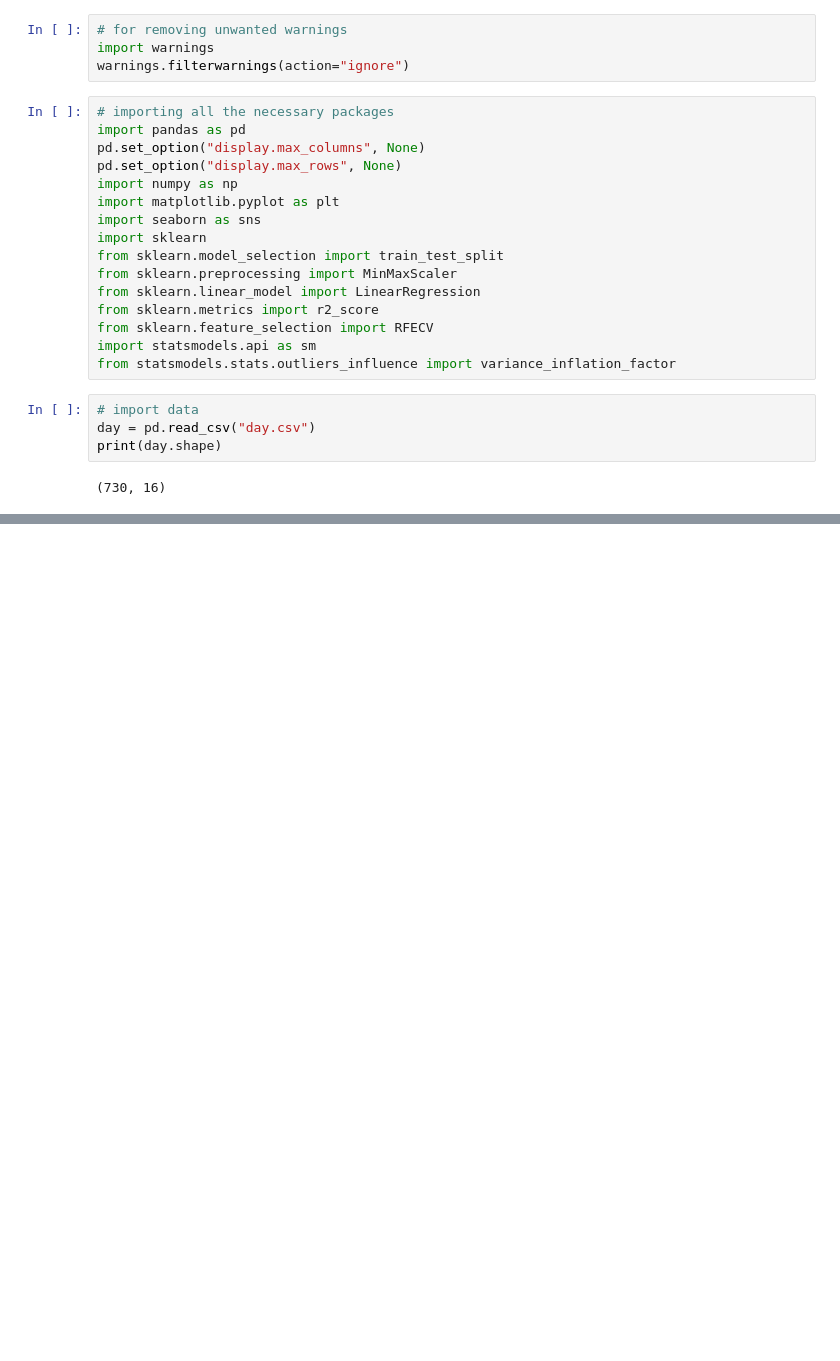
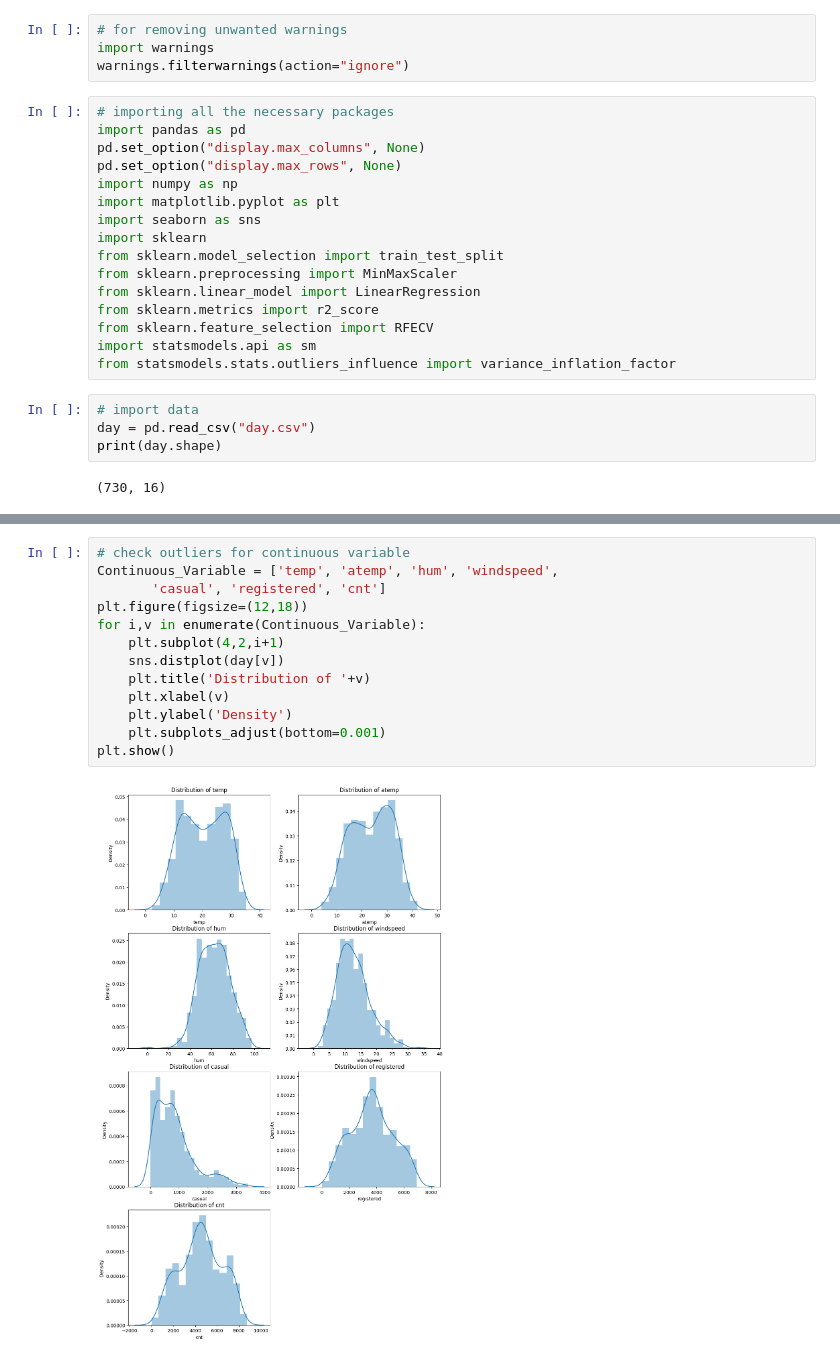
Before and after one commit to spidy95/BikeSharingAssignment, a Jupyter notebook: BikeSharingAssignment.ipynb, the cells around one changed output, grey strips where cells are left out. Saved outputs shown, nothing was run; the diff lists cells and outputs as text; blank space fills up the shorter version.

```diff
--- a/BikeSharingAssignment.ipynb
+++ b/BikeSharingAssignment.ipynb
@@ -26,0 +67,15 @@ print(day.shape)
+# %%
+# check outliers for continuous variable
+Continuous_Variable = ['temp', 'atemp', 'hum', 'windspeed',
+       'casual', 'registered', 'cnt']
+plt.figure(figsize=(12,18))
+for i,v in enumerate(Continuous_Variable):
+    plt.subplot(4,2,i+1)
+    sns.distplot(day[v])
+    plt.title('Distribution of '+v)
+    plt.xlabel(v)
+    plt.ylabel('Density')
+    plt.subplots_adjust(bottom=0.001)
+plt.show()
+# %% [output]
+[figure, added]
```
Also changed, not shown: parts of 8 cells of this notebook.
